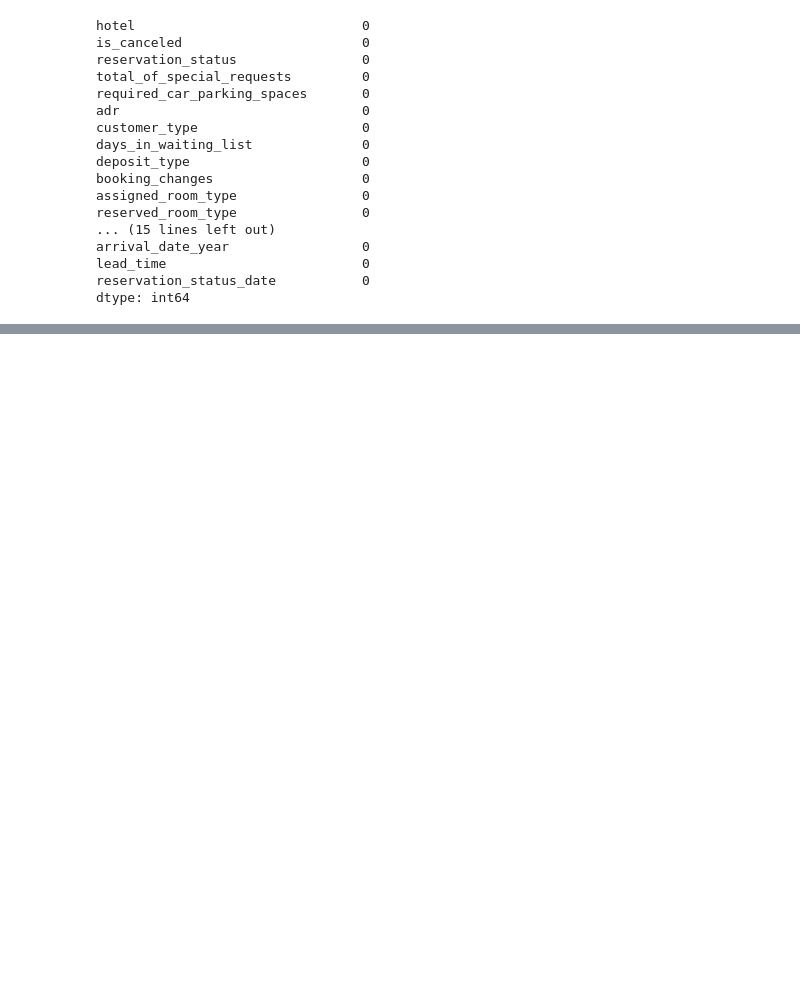
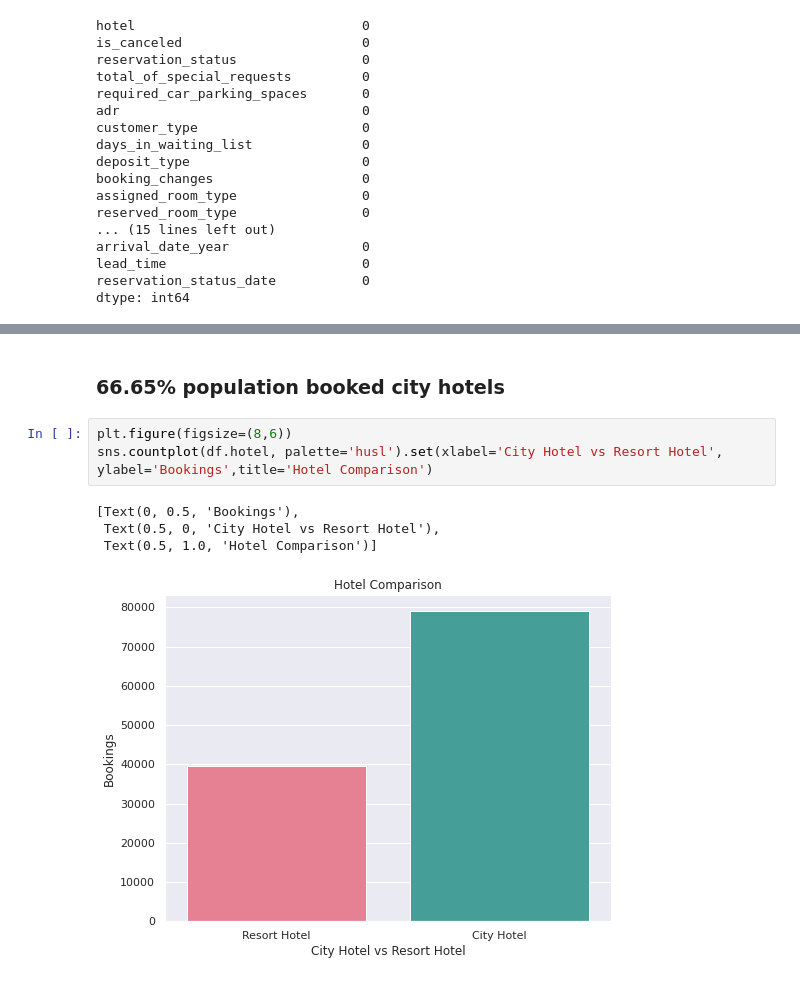
Before and after one commit to FarazAhmad2/EDA-on-Hotel-Booking, a Jupyter notebook: Hotel_Booking_Analysis_Capstone_Project.ipynb, the cells around one changed output, grey strips where cells are left out. Cells and saved outputs as stored; diff of their text form; blank space fills up the shorter version.

```diff
--- a/Hotel_Booking_Analysis_Capstone_Project.ipynb
+++ b/Hotel_Booking_Analysis_Capstone_Project.ipynb
@@ -125,0 +179,10 @@ for column in df.describe().columns:
+# %% [markdown]
+### 66.65% population booked city hotels
+# %%
+plt.figure(figsize=(8,6))
+sns.countplot(df.hotel, palette='husl').set(xlabel='City Hotel vs Resort Hotel', ylabel='Bookings',title='Hotel Comparison')
+# %% [output]
+[Text(0, 0.5, 'Bookings'),
+ Text(0.5, 0, 'City Hotel vs Resort Hotel'),
+ Text(0.5, 1.0, 'Hotel Comparison')]
+[figure, added]
```
Also changed, not shown: parts of 14 cells of this notebook.
